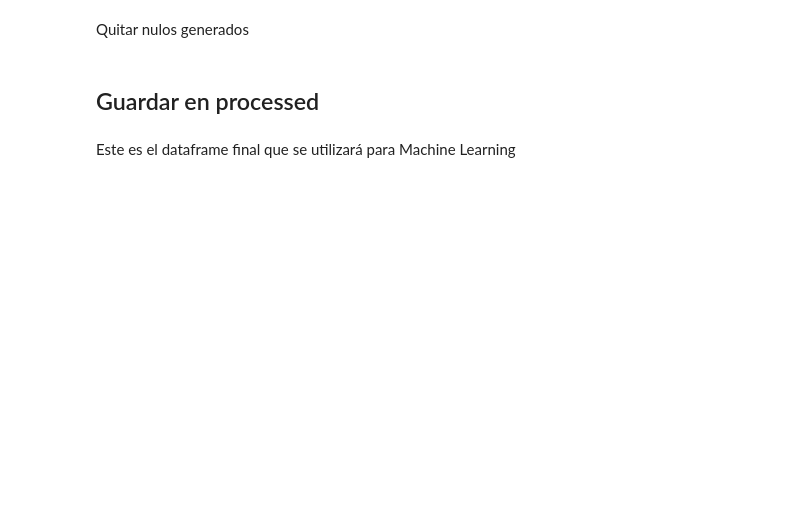
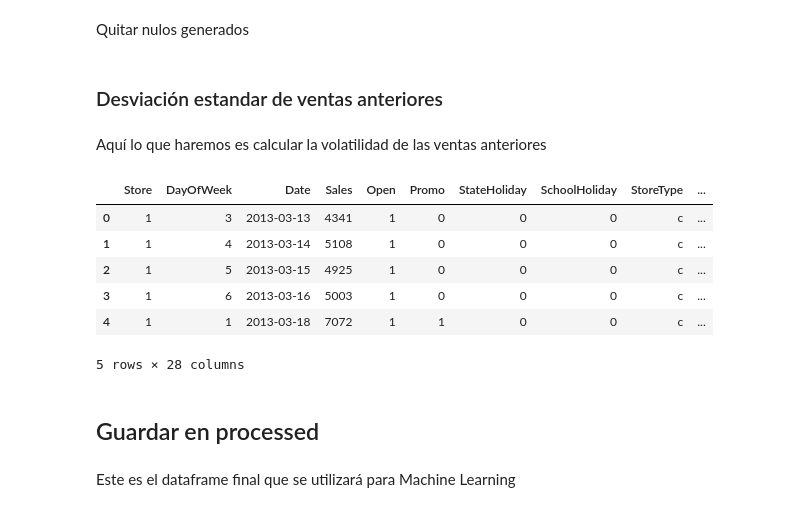
Before and after one commit to charligram/7_rossman_store_sales, a Jupyter notebook: notebooks/02_feature_engineering.ipynb, the cells around one changed output. Drawn from its saved outputs; the diff is of its cells as text; code cells hidden in the pictures; blank space fills up the shorter version.

```diff
--- a/notebooks/02_feature_engineering.ipynb
+++ b/notebooks/02_feature_engineering.ipynb
@@ -313,3 +331,19 @@ df.info()
 Quitar nulos generados
 # %%
 df = df.dropna().reset_index(drop=True)
+# %% [markdown]
+### Desviación estandar de ventas anteriores
+# %% [markdown]
+Aquí lo que haremos es calcular la volatilidad de las ventas anteriores
+# %%
+df = df.sort_values(by=["Store", "Date"])
+# %%
+df.head()
+# %% [output]
+|  | Store | DayOfWeek | Date | Sales | Open | Promo | StateHoliday | SchoolHoliday | StoreType | ... |
+| 0 | 1 | 3 | 2013-03-13 | 4341 | 1 | 0 | 0 | 0 | c | ... |
+| 1 | 1 | 4 | 2013-03-14 | 5108 | 1 | 0 | 0 | 0 | c | ... |
+| 2 | 1 | 5 | 2013-03-15 | 4925 | 1 | 0 | 0 | 0 | c | ... |
+| 3 | 1 | 6 | 2013-03-16 | 5003 | 1 | 0 | 0 | 0 | c | ... |
+| 4 | 1 | 1 | 2013-03-18 | 7072 | 1 | 1 | 0 | 0 | c | ... |
+5 rows × 28 columns
```
Also changed, not shown: parts of 7 cells of this notebook, 2 other files.
